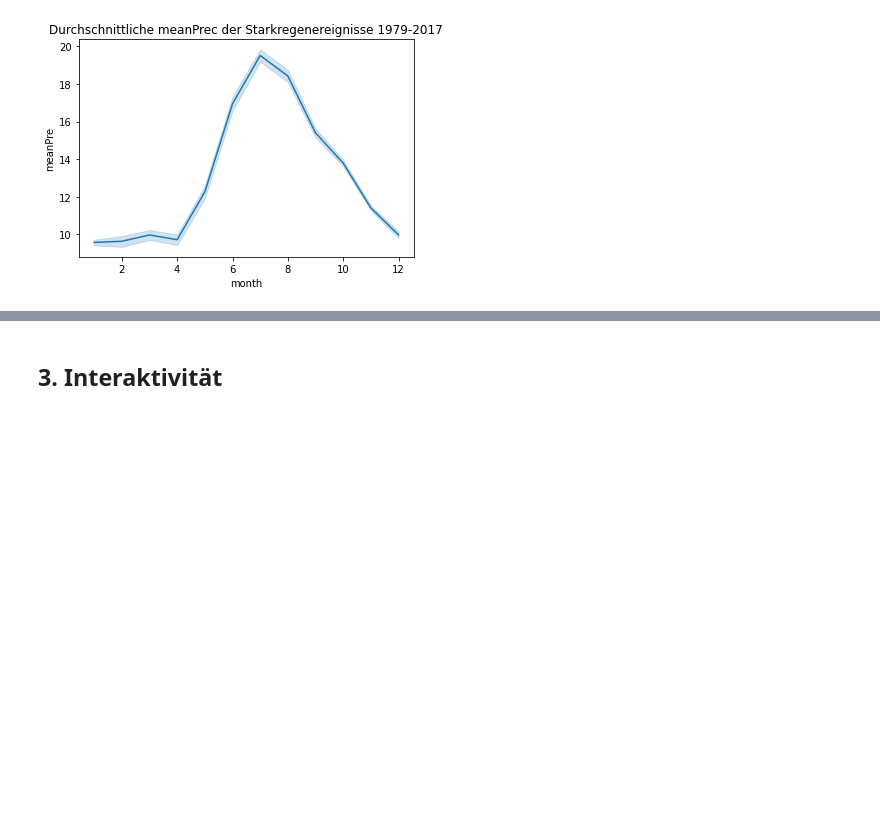
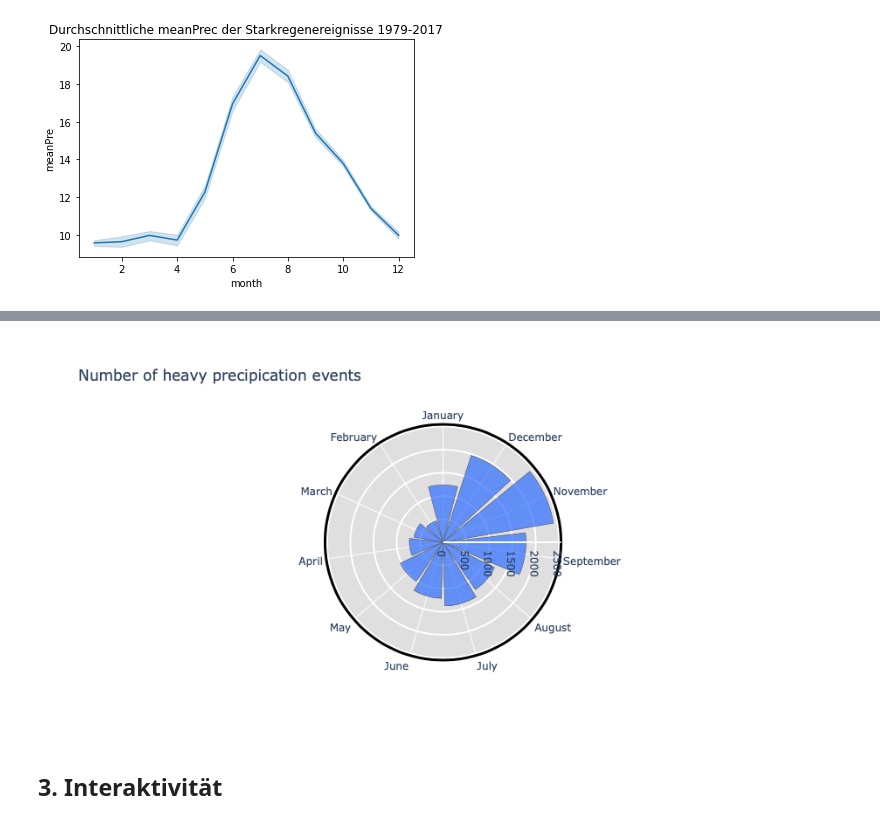
Before and after one commit to phucdev/va-gummistiefel-b, a Jupyter notebook: notebooks/VisualAnalytics_Datenexploration.ipynb, the cells around one changed output, grey strips where cells are left out. Drawn from its saved outputs; the diff is of its cells as text; code cells hidden in the pictures; blank space fills up the shorter version.

Commit message:
Add plotly to requirements.txt and add rose chart to notebook

```diff
--- a/notebooks/VisualAnalytics_Datenexploration.ipynb
+++ b/notebooks/VisualAnalytics_Datenexploration.ipynb
@@ -315,0 +318,5 @@ Text(0.5, 1.0, 'Durchschnittliche meanPrec der Starkregenereignisse 1979-2017')
+# %%
+num_of_events = pd.DataFrame(
+    events_df_filtered.groupby(['month']) \
+    .id.count().reset_index(name='events')
+    )
@@ -316,3 +339,41 @@ Text(0.5, 1.0, 'Durchschnittliche meanPrec der Starkregenereignisse 1979-2017')
+# %%
+months = ["January","February","March","April","May","June","July","August","September","November","December"]
+# %%
+import plotly.graph_objects as go
+
+fig = go.Figure()
+fig.add_trace(go.Barpolar(
+    r=list(num_of_events["events"]),
+    theta=months,
+    name="Number of events",
+    marker_color="rgb(46,109,255)",
+    marker_line_color="black",
+    hoverinfo=["all"],
+    opacity=0.7
+))
+
+fig.update_layout(
+    title="Number of heavy precipication events",
+    polar_angularaxis_rotation=90,
+    polar = dict(
+        bgcolor = "rgb(223,223,223)",
+        angularaxis = dict(
+            linewidth = 3,
+            showline=True,
+            linecolor='black'
+        ),
+        radialaxis = dict(
+            showline=True,
+            linewidth = 2,
+            gridcolor="white",
+            gridwidth=2
+        )
+    )
+)
+
+fig.show()
+# %% [output]
+[figure, added]
 # %% [markdown]
 ## 3. Interaktivität
 # %% [markdown]
```
Also changed, not shown: parts of 6 cells of this notebook, 1 other file.
